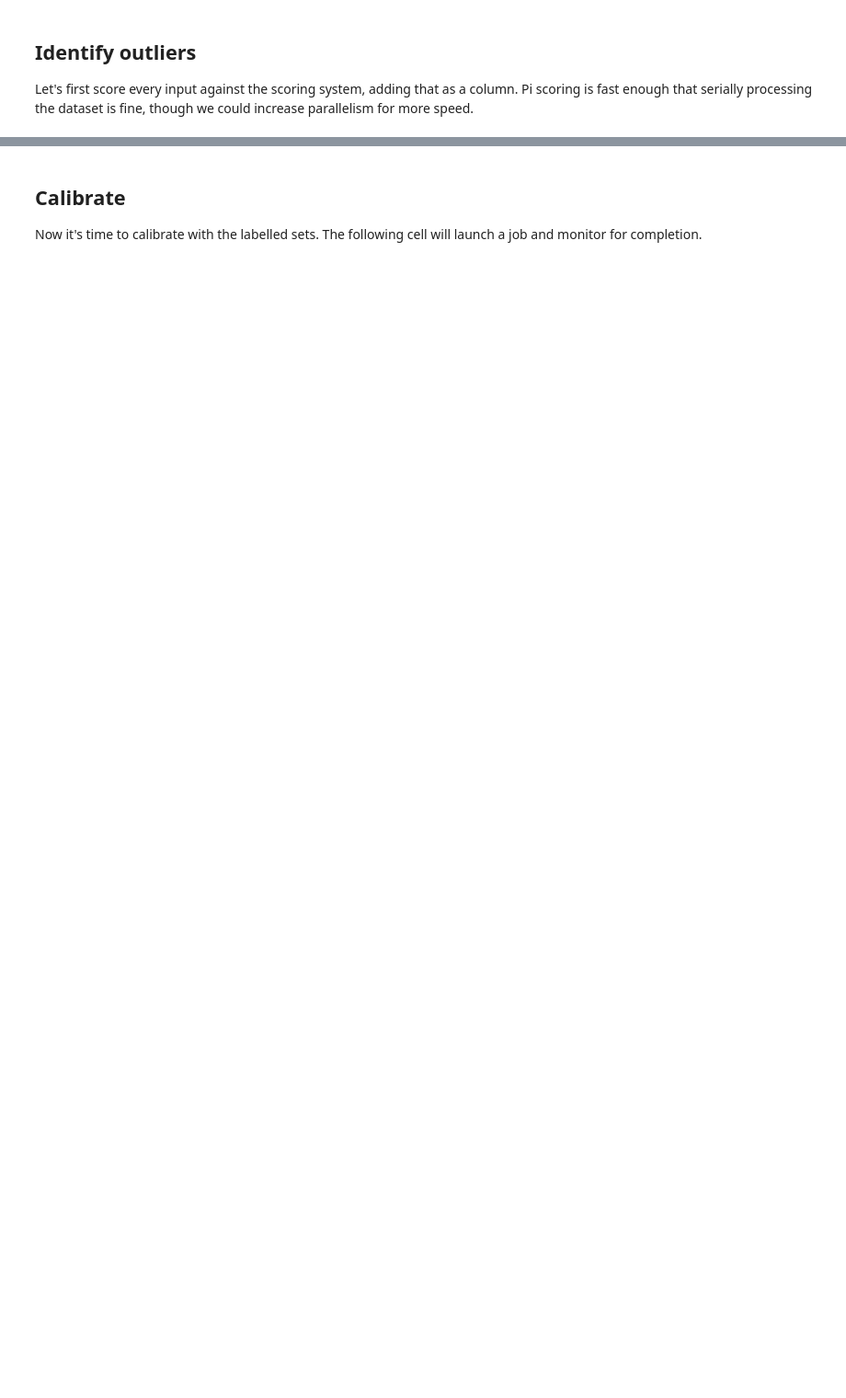
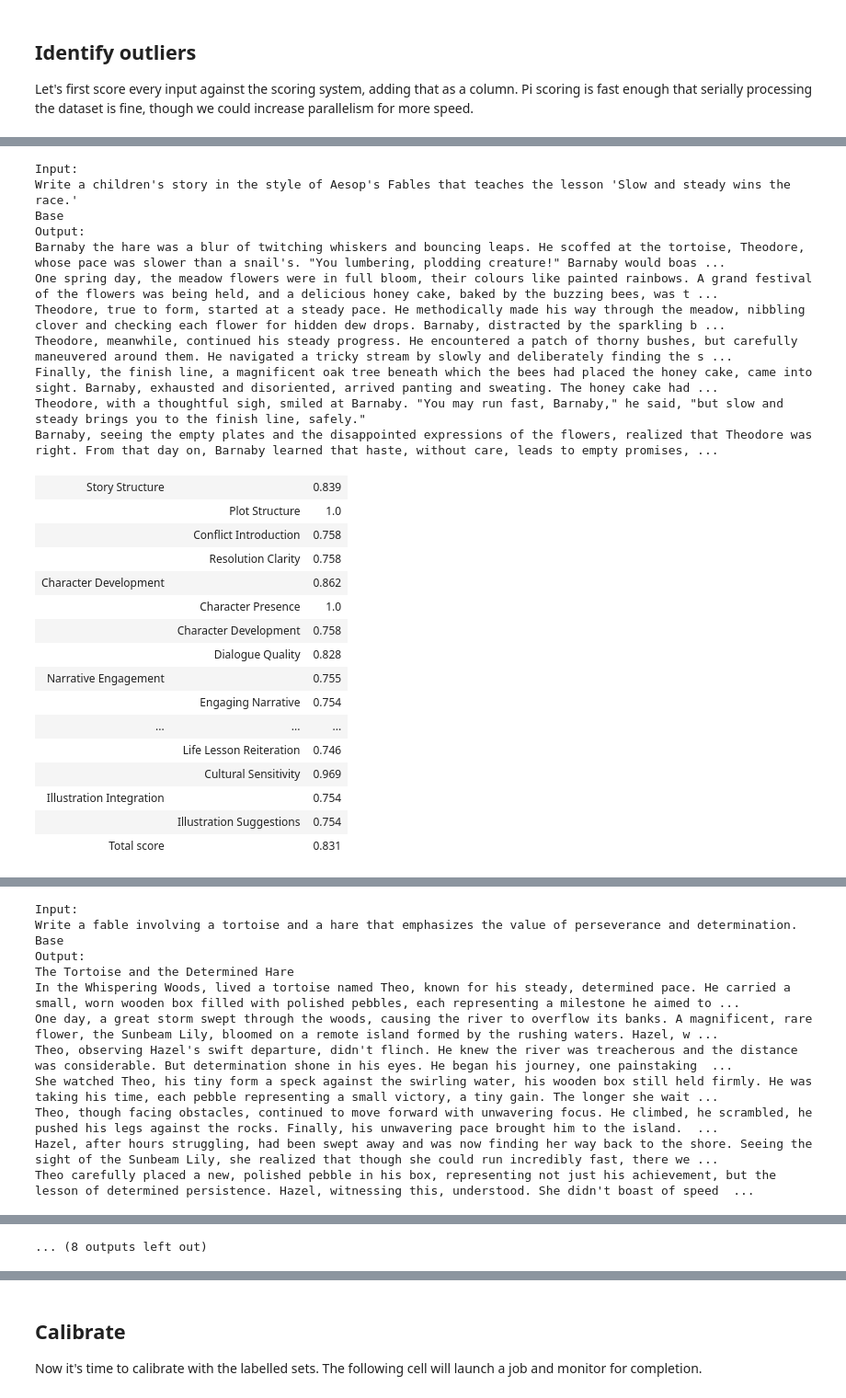
Before and after one commit to withpi/cookbook-withpi, a Jupyter notebook: colabs/Calibrate_with_User_Preferences.ipynb, the cells around one changed output, grey strips where cells are left out. Shown at 92% size. Drawn from its saved outputs; the diff is of its cells as text; code cells hidden in the pictures; blank space fills up the shorter version.

```diff
--- a/colabs/Calibrate_with_User_Preferences.ipynb
+++ b/colabs/Calibrate_with_User_Preferences.ipynb
@@ -147,0 +149,40 @@ df
+# %%
+# @title Manually inspect the scores
+from withpi_utils.colab import pretty_print_responses
+
+
+for i in tqdm(range(10)):
+  row = aesop_dataset["train"][i]
+  pretty_print_responses(
+      header="#### Input:\n" + row["input"],
+      response1 = "#### Output:\n" + row["output"],
+      scores_left=scores[i])
+  print("\n\n")
+# %% [output]
+Input:
+Write a children's story in the style of Aesop's Fables that teaches the lesson 'Slow and steady wins the race.'
+Base
+Output:
+Barnaby the hare was a blur of twitching whiskers and bouncing leaps. He scoffed at the tortoise, Theodore, whose pace was slower than a snail's. "You lumbering, plodding creature!" Barnaby would boas ...
+One spring day, the meadow flowers were in full bloom, their colours like painted rainbows. A grand festival of the flowers was being held, and a delicious honey cake, baked by the buzzing bees, was t ...
+Theodore, true to form, started at a steady pace. He methodically made his way through the meadow, nibbling clover and checking each flower for hidden dew drops. Barnaby, distracted by the sparkling b ...
+Theodore, meanwhile, continued his steady progress. He encountered a patch of thorny bushes, but carefully maneuvered around them. He navigated a tricky stream by slowly and deliberately finding the s ...
+Finally, the finish line, a magnificent oak tree beneath which the bees had placed the honey cake, came into sight. Barnaby, exhausted and disoriented, arrived panting and sweating. The honey cake had ...
+Theodore, with a thoughtful sigh, smiled at Barnaby. "You may run fast, Barnaby," he said, "but slow and steady brings you to the finish line, safely."
+Barnaby, seeing the empty plates and the disappointed expressions of the flowers, realized that Theodore was right. From that day on, Barnaby learned that haste, without care, leads to empty promises, ...
+| Story Structure |  | 0.839 |
+|  | Plot Structure | 1.0 |
+|  | Conflict Introduction | 0.758 |
+|  | Resolution Clarity | 0.758 |
+| Character Development |  | 0.862 |
+|  | Character Presence | 1.0 |
+|  | Character Development | 0.758 |
+|  | Dialogue Quality | 0.828 |
+| Narrative Engagement |  | 0.755 |
+|  | Engaging Narrative | 0.754 |
+| ... | ... | ... |
+|  | Life Lesson Reiteration | 0.746 |
+|  | Cultural Sensitivity | 0.969 |
+| Illustration Integration |  | 0.754 |
+|  | Illustration Suggestions | 0.754 |
+| Total score |  | 0.831 |
@@ -147,0 +253,12 @@ df
+Input:
+Write a fable involving a tortoise and a hare that emphasizes the value of perseverance and determination.
+Base
+Output:
+The Tortoise and the Determined Hare
+In the Whispering Woods, lived a tortoise named Theo, known for his steady, determined pace. He carried a small, worn wooden box filled with polished pebbles, each representing a milestone he aimed to ...
+One day, a great storm swept through the woods, causing the river to overflow its banks. A magnificent, rare flower, the Sunbeam Lily, bloomed on a remote island formed by the rushing waters. Hazel, w ...
+Theo, observing Hazel's swift departure, didn't flinch. He knew the river was treacherous and the distance was considerable. But determination shone in his eyes. He began his journey, one painstaking  ...
+She watched Theo, his tiny form a speck against the swirling water, his wooden box still held firmly. He was taking his time, each pebble representing a small victory, a tiny gain. The longer she wait ...
+Theo, though facing obstacles, continued to move forward with unwavering focus. He climbed, he scrambled, he pushed his legs against the rocks. Finally, his unwavering pace brought him to the island.  ...
+Hazel, after hours struggling, had been swept away and was now finding her way back to the shore. Seeing the sight of the Sunbeam Lily, she realized that though she could run incredibly fast, there we ...
+Theo carefully placed a new, polished pebble in his box, representing not just his achievement, but the lesson of determined persistence. Hazel, witnessing this, understood. She didn't boast of speed  ...
@@ -148,3 +343,4 @@ df
+... (8 outputs left out)
 # %% [markdown]
 ## Label data
 
```
Also changed, not shown: parts of 13 cells of this notebook.
